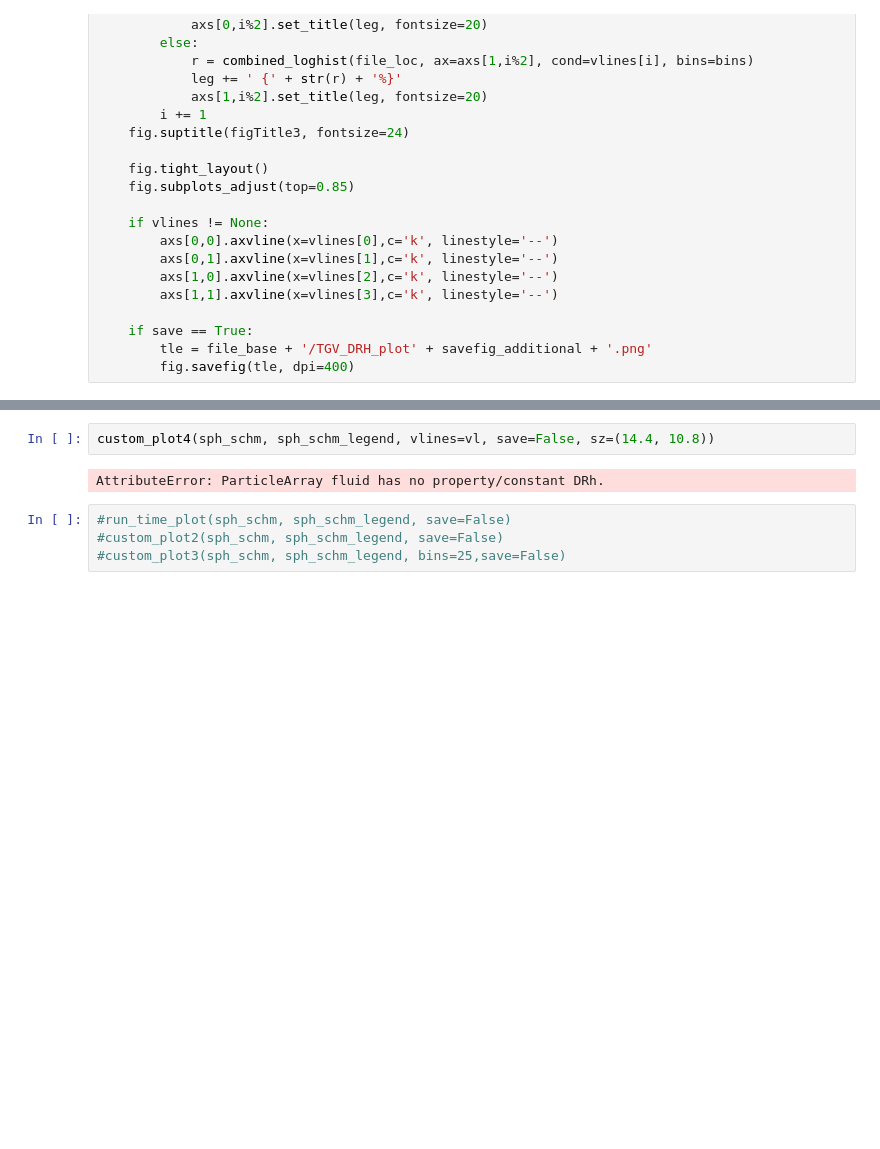
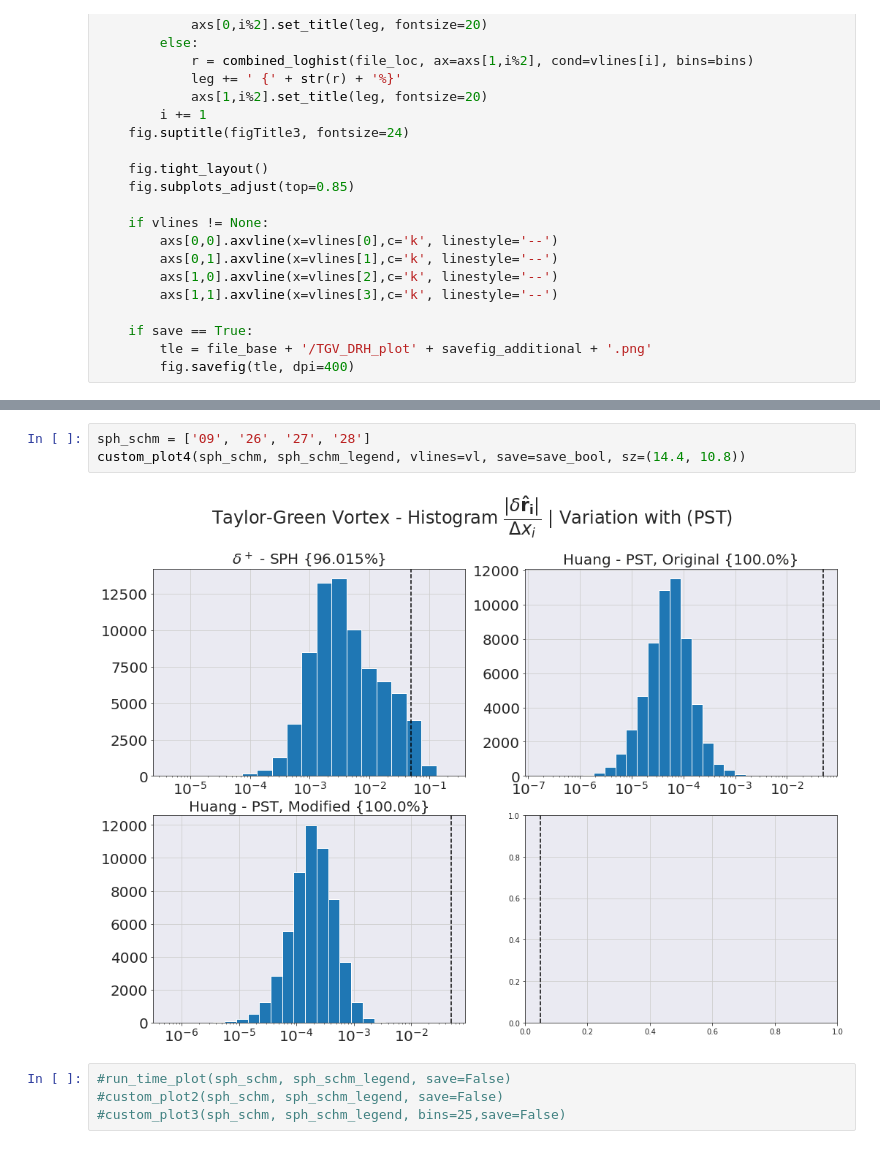
Before and after one commit to Prajwal-Prathiksh/SLP-Smoothed-Particle-Hydrodynamics, a Jupyter notebook: SLP/Taylor Green Vortex/plot_output.ipynb, the cells around one changed output, grey strips where cells are left out. Drawn from its saved outputs; the diff is of its cells as text; blank space fills up the shorter version.

```diff
--- a/SLP/Taylor Green Vortex/plot_output.ipynb
+++ b/SLP/Taylor Green Vortex/plot_output.ipynb
@@ -365,7 +369,8 @@ custom_plot1(sph_schm, sph_schm_legend, save=False, sz=(14.4,10.8))
 # %%
-custom_plot4(sph_schm, sph_schm_legend, vlines=vl, save=False, sz=(14.4, 10.8))
+sph_schm = ['09', '26', '27', '28']
+custom_plot4(sph_schm, sph_schm_legend, vlines=vl, save=save_bool, sz=(14.4, 10.8))
 # %% [output]
-AttributeError: ParticleArray fluid has no property/constant DRh.
+[figure, added]
 # %%
 #run_time_plot(sph_schm, sph_schm_legend, save=False)
 #custom_plot2(sph_schm, sph_schm_legend, save=False)
```
Also changed, not shown: parts of 3 cells of this notebook, 5 other files.
